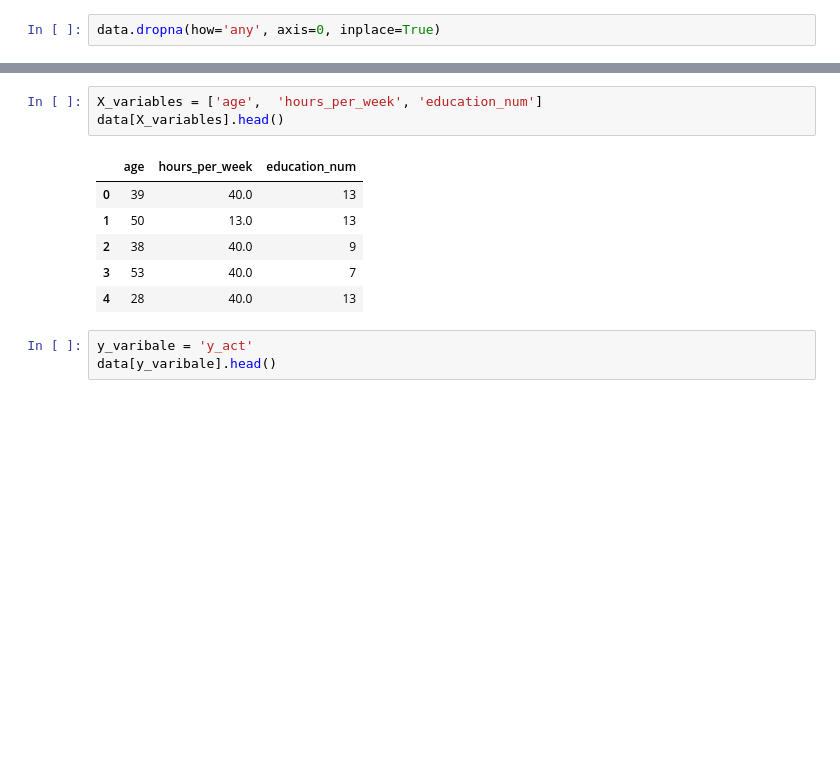
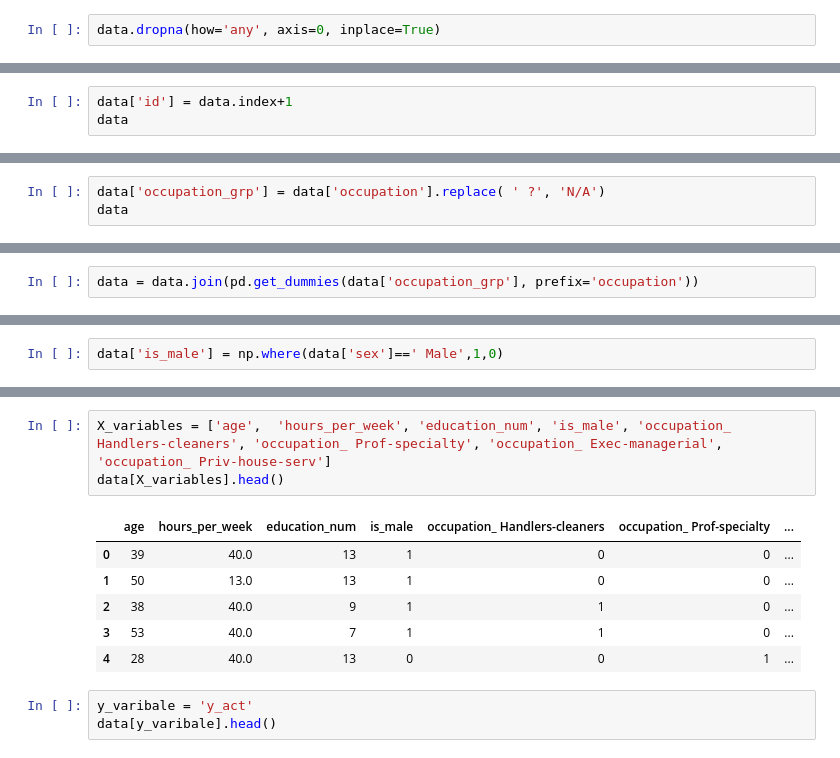
Before and after one commit to SumuduTennakoon/MachineLearningFoundations, a Jupyter notebook: LectureNotebooks/15_MadchineLearningModelBuildingWorkflow.ipynb, the cells around one changed output, grey strips where cells are left out. Cells and saved outputs as stored; diff of their text form; blank space fills up the shorter version.

```diff
--- a/LectureNotebooks/15_MadchineLearningModelBuildingWorkflow.ipynb
+++ b/LectureNotebooks/15_MadchineLearningModelBuildingWorkflow.ipynb
@@ -83,0 +110,3 @@ data['y_act'] = np.where(data['class']==' >50K',1,0)
+# %%
+data['id'] = data.index+1
+data
@@ -83,0 +178,3 @@ data['y_act'] = np.where(data['class']==' >50K',1,0)
+# %%
+data['occupation_grp'] = data['occupation'].replace( ' ?', 'N/A')
+data
@@ -83,0 +195,2 @@ data['y_act'] = np.where(data['class']==' >50K',1,0)
+# %%
+data = data.join(pd.get_dummies(data['occupation_grp'], prefix='occupation'))
@@ -83,0 +241,2 @@ data['y_act'] = np.where(data['class']==' >50K',1,0)
+# %%
+data['is_male'] = np.where(data['sex']==' Male',1,0)
@@ -84,13 +254,13 @@ data['y_act'] = np.where(data['class']==' >50K',1,0)
 # %%
-X_variables = ['age',  'hours_per_week', 'education_num']
+X_variables = ['age',  'hours_per_week', 'education_num', 'is_male', 'occupation_ Handlers-cleaners', 'occupation_ Prof-specialty', 'occupation_ Exec-managerial', 'occupation_ Priv-house-serv']
 data[X_variables].head()
 # %% [output]
-|  | age | hours_per_week | education_num |
-| 0 | 39 | 40.0 | 13 |
-| 1 | 50 | 13.0 | 13 |
-| 2 | 38 | 40.0 | 9 |
-| 3 | 53 | 40.0 | 7 |
-| 4 | 28 | 40.0 | 13 |
+|  | age | hours_per_week | education_num | is_male | occupation_ Handlers-cleaners | occupation_ Prof-specialty | ... |
+| 0 | 39 | 40.0 | 13 | 1 | 0 | 0 | ... |
+| 1 | 50 | 13.0 | 13 | 1 | 0 | 0 | ... |
+| 2 | 38 | 40.0 | 9 | 1 | 1 | 0 | ... |
+| 3 | 53 | 40.0 | 7 | 1 | 1 | 0 | ... |
+| 4 | 28 | 40.0 | 13 | 0 | 0 | 1 | ... |
 # %%
 y_varibale = 'y_act'
 data[y_varibale].head()
```
Also changed, not shown: parts of 78 cells of this notebook.
